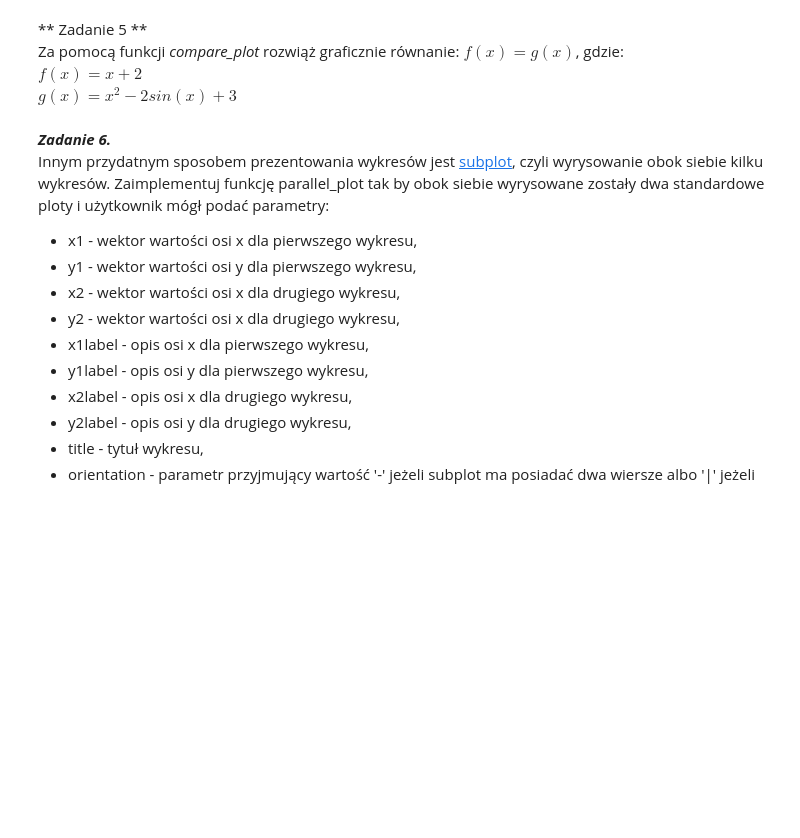
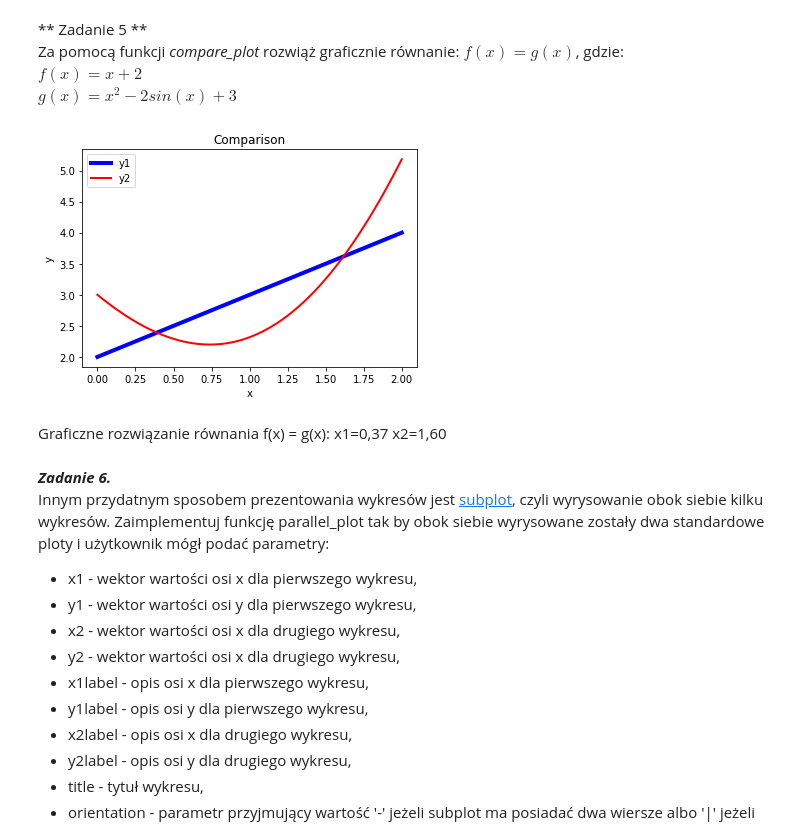
Before and after one commit to nksiazek/Metody-Numeryczne, a Jupyter notebook: lab2/sprawozdanie.ipynb, the cells around one changed output. Drawn from its saved outputs; the diff is of its cells as text; code cells hidden in the pictures; blank space fills up the shorter version.

```diff
--- a/lab2/sprawozdanie.ipynb
+++ b/lab2/sprawozdanie.ipynb
@@ -143,11 +163,36 @@ Zaimplementuj funkcję *compare\_plot* w taki sposób by na jednym wykresie wyry
 - label2 - nazwa serii z drugiego wykresu.
 
 Jeżeli nie da się wyrysować danych należy zwrócić wartość None.
+# %%
+def compare_plot(x1:np.ndarray,y1:np.ndarray,x2:np.ndarray,y2:np.ndarray,
+                 xlabel: str,ylabel:str,title:str,label1:str,label2:str):
+    if x1.shape != y1.shape or min(x1.shape) == 0 or x2.shape != y2.shape or min(x2.shape) == 0:
+        return None
+
+    fig, ax = plt.subplots()
+    ax.plot(x1, y1, color='blue', linewidth=4)
+    ax.plot(x2, y2, color='red', linewidth=2)
+    ax.set(xlabel=xlabel, ylabel=ylabel, title=title)
+    ax.legend([label1, label2])
+
+    return None
 # %% [markdown]
 ** Zadanie 5 **
 Za pomocą funkcji *compare\_plot* rozwiąż graficznie równanie: $f(x) = g(x)$, gdzie:
 $f(x) = x+2$
 $g(x) = x^2 -2sin(x) + 3$
+# %%
+x1 = np.linspace(-0, 2, 1000)
+x2 = np.linspace(-0, 2, 1000)
+
+y1 = x1+2
+y2 = x2**2 - 2*np.sin(x2) + 3
+
+compare_plot(x1, y1, x2, y2, 'x', 'y', 'Comparison', 'y1', 'y2')
+# %% [output]
+[figure, added]
+# %% [markdown]
+Graficzne rozwiązanie równania f(x) = g(x): x1=0,37 x2=1,60
 # %% [markdown]
 ***Zadanie 6.***
 Innym przydatnym sposobem prezentowania wykresów jest [subplot](https://matplotlib.org/3.3.2/api/_as_gen/matplotlib.pyplot.subplot.html), czyli wyrysowanie obok siebie kilku wykresów. Zaimplementuj funkcję parallel_plot tak by obok siebie wyrysowane zostały dwa standardowe ploty i użytkownik mógł podać parametry:
```
Also changed, not shown: parts of 9 cells of this notebook.
